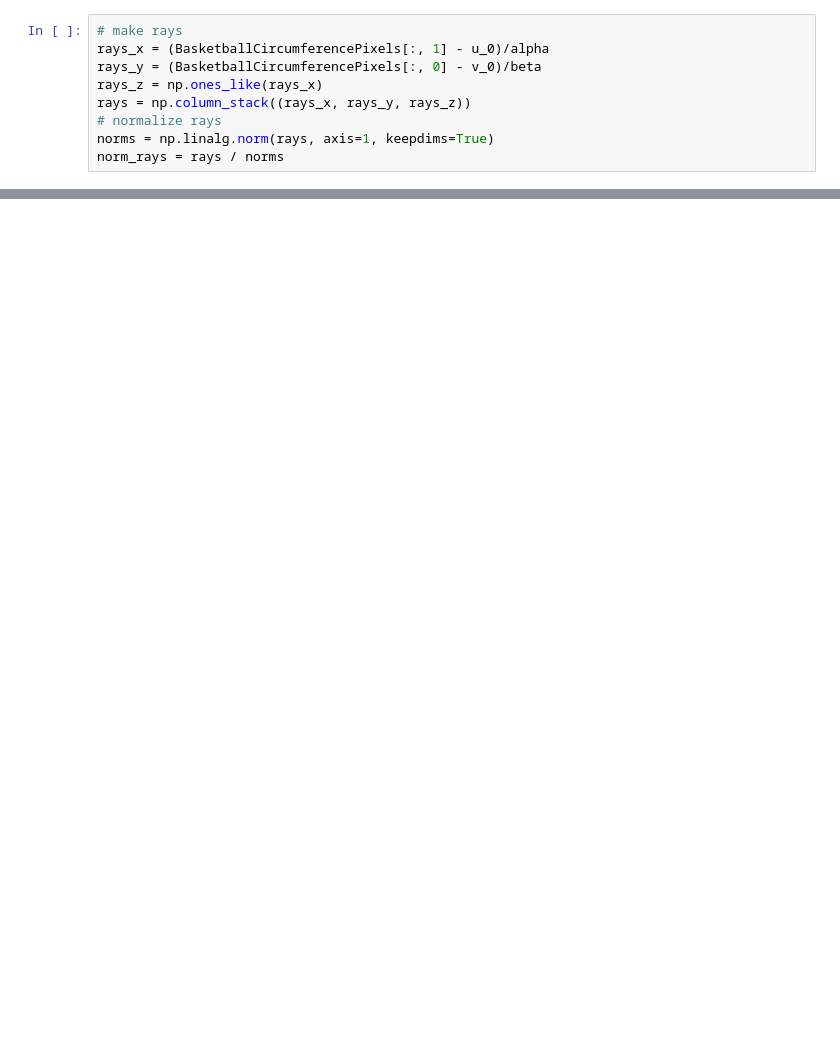
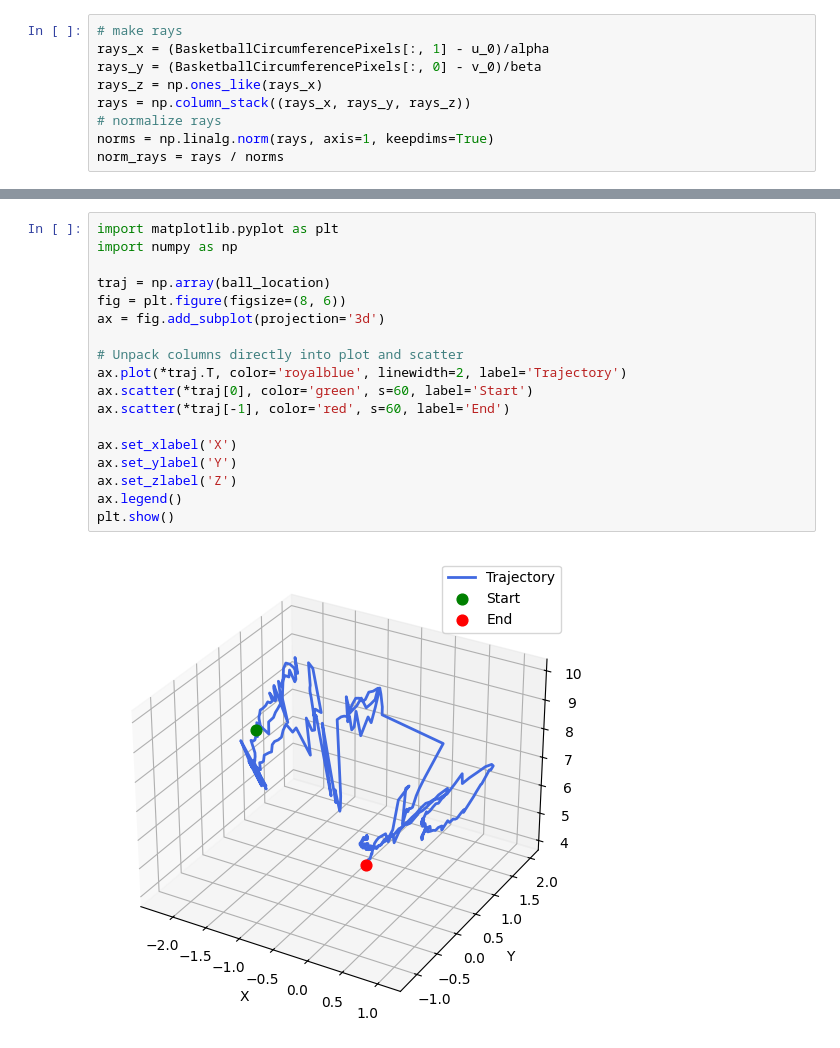
Before and after one commit to mathiasmcginnis2028/332-Final-Project, a Jupyter notebook: EE_332_Final_Project.ipynb, the cells around one changed output, grey strips where cells are left out. Saved outputs shown, nothing was run; the diff lists cells and outputs as text; blank space fills up the shorter version.

```diff
--- a/EE_332_Final_Project.ipynb
+++ b/EE_332_Final_Project.ipynb
@@ -144,0 +802,20 @@ Error:  0.002007511377936342 m
+# %%
+import matplotlib.pyplot as plt
+import numpy as np
+
+traj = np.array(ball_location)
+fig = plt.figure(figsize=(8, 6))
+ax = fig.add_subplot(projection='3d')
+
+# Unpack columns directly into plot and scatter
+ax.plot(*traj.T, color='royalblue', linewidth=2, label='Trajectory')
+ax.scatter(*traj[0], color='green', s=60, label='Start')
+ax.scatter(*traj[-1], color='red', s=60, label='End')
+
+ax.set_xlabel('X')
+ax.set_ylabel('Y')
+ax.set_zlabel('Z')
+ax.legend()
+plt.show()
+# %% [output]
+[figure, added]
```
Also changed, not shown: parts of 22 cells of this notebook.
